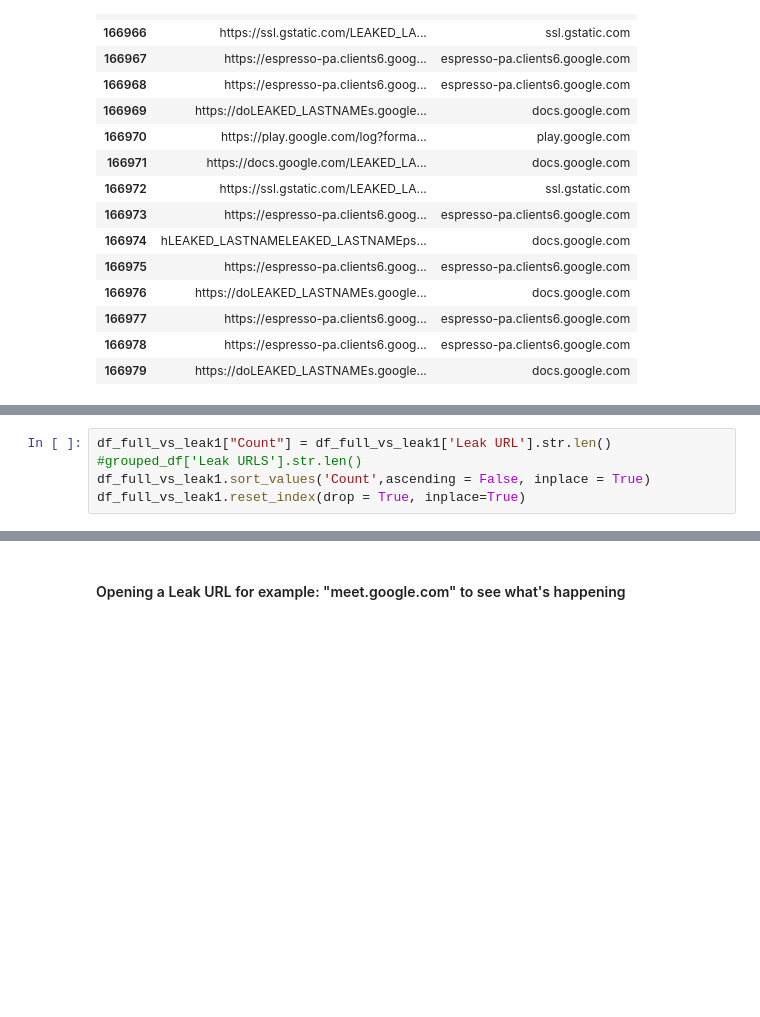
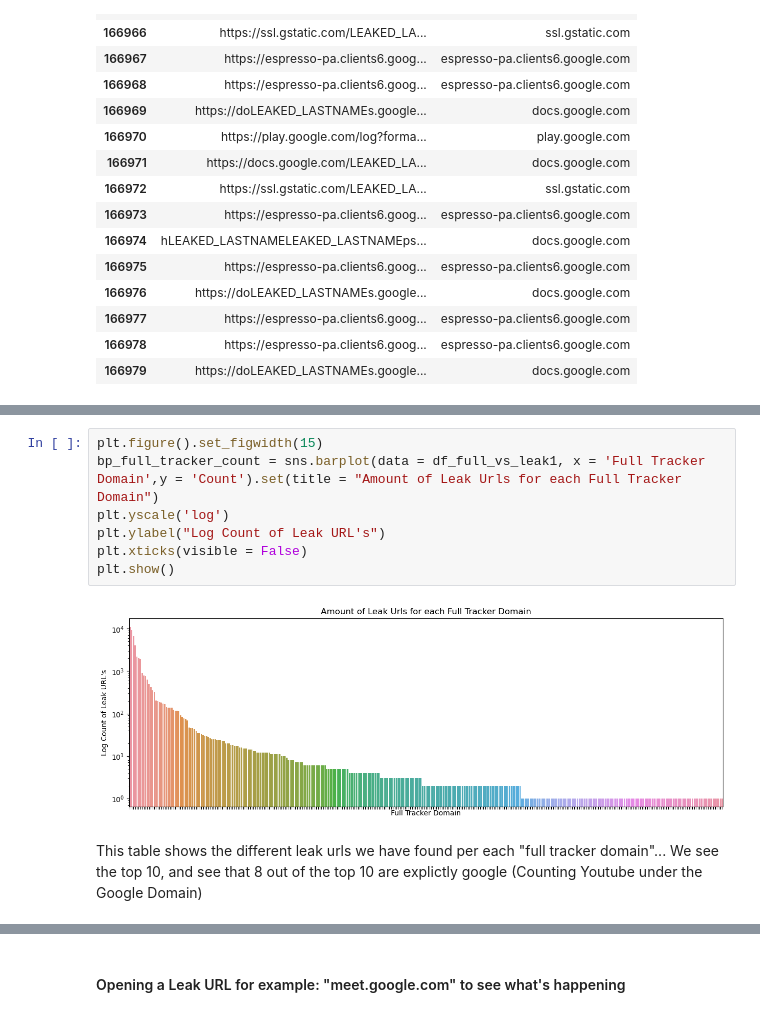
Before and after one commit to NoahApthorpe/EdTechInspector, a Jupyter notebook: EDA/25thJuly_DA_output_rewriting.ipynb, the cells around one changed output, grey strips where cells are left out. Cells and saved outputs as stored; diff of their text form; blank space fills up the shorter version.

```diff
--- a/EDA/25thJuly_DA_output_rewriting.ipynb
+++ b/EDA/25thJuly_DA_output_rewriting.ipynb
@@ -604,7 +622,13 @@ df_full_vs_leak1
-# %%
-df_full_vs_leak1["Count"] = df_full_vs_leak1['Leak URL'].str.len()
-#grouped_df['Leak URLS'].str.len()
-df_full_vs_leak1.sort_values('Count',ascending = False, inplace = True)
-df_full_vs_leak1.reset_index(drop = True, inplace=True)
+# %%
+plt.figure().set_figwidth(15)
+bp_full_tracker_count = sns.barplot(data = df_full_vs_leak1, x = 'Full Tracker Domain',y = 'Count').set(title = "Amount of Leak Urls for each Full Tracker Domain")
+plt.yscale('log')
+plt.ylabel("Log Count of Leak URL's")
+plt.xticks(visible = False)
+plt.show()
+# %% [output]
+[figure, added]
+# %% [markdown]
+This table shows the different leak urls we have found per each "full tracker domain"... We see the top 10, and see that 8 out of the top 10 are explictly google (Counting Youtube under the Google Domain)
 # %%
 %timeit df_full_vs_leak1.head(20)
```
Also changed, not shown: parts of 46 cells of this notebook.
